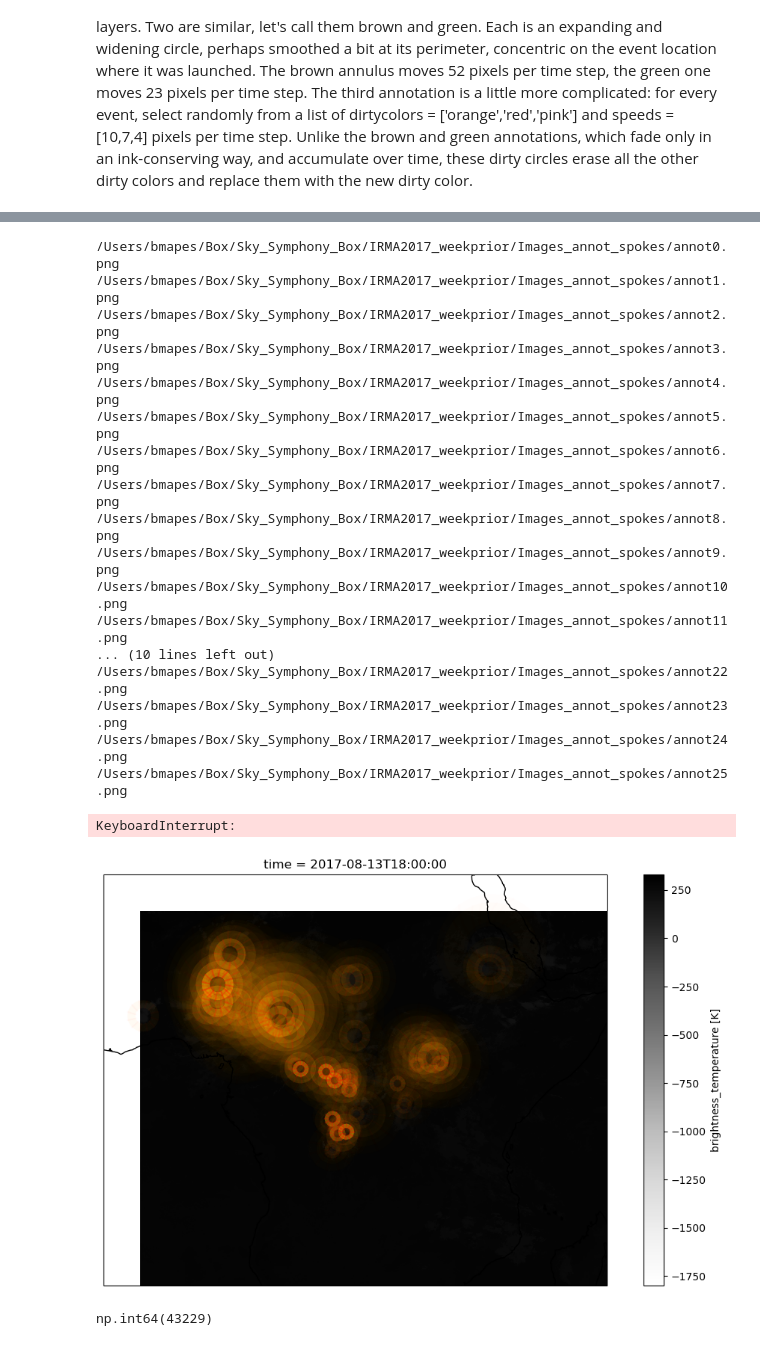
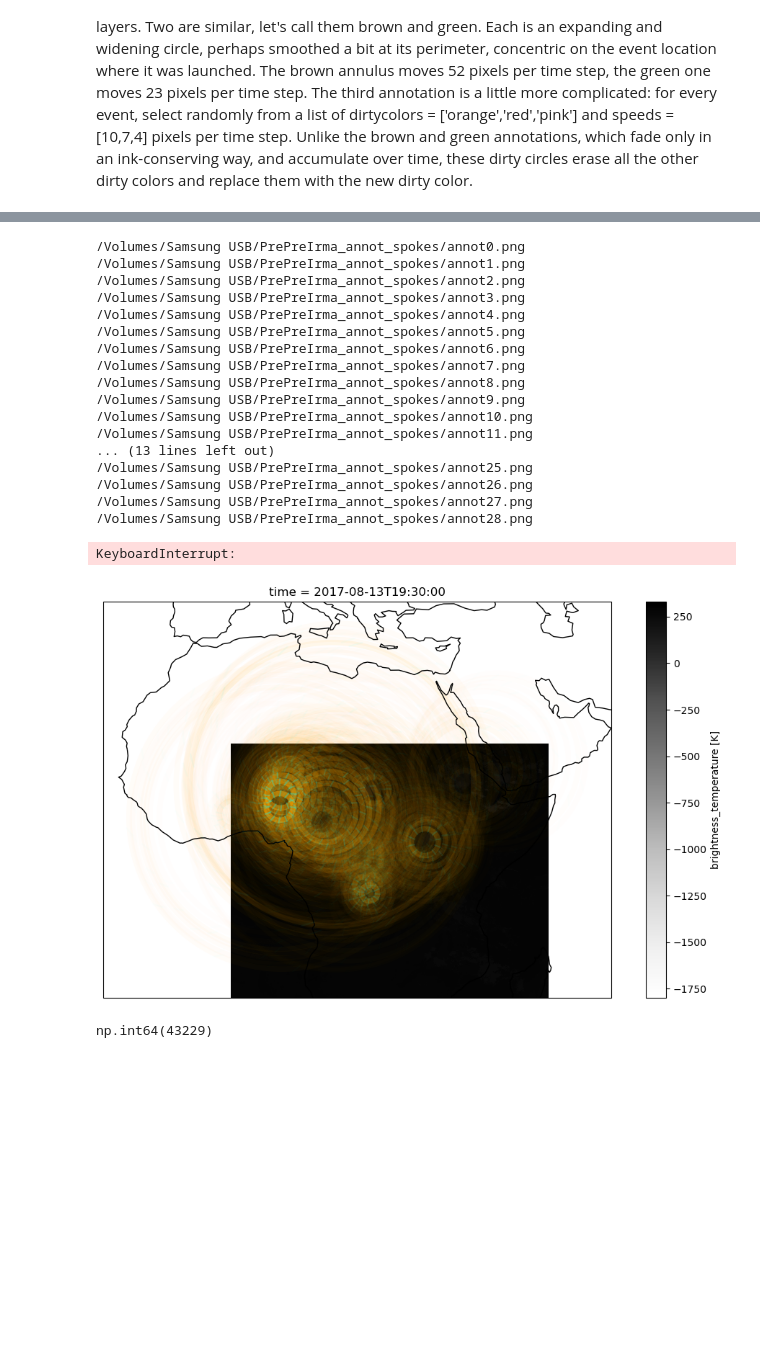
Before and after one commit to brianmapes/SkySymphony, a Jupyter notebook: Annotated_images_movingbox.ipynb, the cells around one changed output, grey strips where cells are left out. Drawn from its saved outputs; the diff is of its cells as text; code cells hidden in the pictures; blank space fills up the shorter version.

```diff
--- a/Annotated_images_movingbox.ipynb
+++ b/Annotated_images_movingbox.ipynb
@@ -84,15 +84,16 @@ class EyedropperAnnotator:
             if age < 0:
                 continue
 
-            outer_r = age * 52 * 60 * 30 / 111111.1  # degrees
-            inner_r = outer_r / 2
-            area = np.pi * (outer_r**2)
+            outer_r = age    * 52 * 60 * 30 / 111111.1  # degrees
+            inner_r = (age-1)* 52 * 60 * 30 / 111111.1
+            width =         1* 52 * 60 * 30 / 111111.1
+            area = np.pi * (outer_r**2 - inner_r**2)
             alpha = min(0.8, size / max(area, 1))
 
             if alpha > 0.01:
                 if outer_r > 0:
                     # Draw base annulus
-                    annulus = patches.Annulus((lon, lat), outer_r, width=outer_r/2,
+                    annulus = patches.Annulus((lon, lat), outer_r, width=width,
                                           facecolor=facecolor, alpha=alpha,
                                           edgecolor='none', transform=ccrs.PlateCarree())
                     ax.add_patch(annulus)
@@ -120,7 +121,8 @@ class EyedropperAnnotator:
 
                         # Azimuth varies along spoke due to Coriolis
                         # Inner radius rotates more (older trajectory)
-                        azimuths = base_azimuth + mean_rotation + rotation_gradient * (1 - radii/outer_r)
+                        azimuths = base_azimuth + mean_rotation + \
+                                                rotation_gradient * (1 - radii/outer_r)
 
                         # Convert to lon/lat offsets
                         x_offsets = radii * np.cos(np.radians(azimuths))
@@ -222,9 +224,12 @@ from pathlib import Path
 datafiles = '/Users/bmapes/Box/Sky_Symphony_Box/IRMA2017_weekprior/IRfiles/'+ \
             'merg_20170813[0,1]*_4km-pixel.nc4'
 
-OUTPUT = Path('/Users/bmapes/Box/Sky_Symphony_Box/IRMA2017_weekprior/Images_annot_spokes/')
+datafiles = '/Volumes/Samsung USB/PrePreIrma_IRfiles/'+ \
+            'merg_20170813[0,1]*_4km-pixel.nc4'
+
+OUTPUT = Path('/Volumes/Samsung USB/PrePreIrma_annot_spokes/')
 OUTPUT.mkdir(exist_ok=True, parents=True)
-OUTDIR = '/Users/bmapes/Box/Sky_Symphony_Box/IRMA2017_weekprior/Images_annot_spokes/'
+OUTDIR = '/Volumes/Samsung USB/PrePreIrma_annot_spokes/'
 
 Tb = xr.open_mfdataset(datafiles).Tb
 Tb
@@ -255,7 +260,7 @@ K
 standard_name :
 brightness_temperature
 # %%
-# loop over xarray files making .png images, WITH ANNOTATIONS
+# loop over xarray times making .png images, WITH ANNOTATIONS
 
 import os
 import xarray as xr
@@ -288,52 +293,52 @@ for it in range(len(Tb.time)):
 # Deep black background for the annotations vmin-2000K
     data_array.plot.imshow(
         ax=ax, transform=ccrs.PlateCarree(), cmap='Greys', vmin=vmin-2000, vmax=vmax,
         add_colorbar=True) #, cbar_kwargs={'label': 'Brightness Temperature [K]'} )
 
     ax.coastlines()
     plt.tight_layout()
 
 # Add eyedropper annotations
     annotator.add_events(centroids, np.array(sizes)/1000., it)
 #    annotator.plot_one_expanding_ring(ax, it, facecolor='orange')
 
     annotator.plot_expanding_ring_coriolis(ax, it,
                                        facecolor='orange',
-                                       spoke_color='red',
+                                       spoke_color='white',
                                        n_spokes=12)
 
 
 # Cover annotations with zorder=10, near the souce where they are too hokey
     data_array.where(data_array < 230).plot.imshow(ax=ax, add_colorbar=False, cmap='Greys') #, zorder=10)
 
     # Save the image to disk
     output_filename = OUTDIR + 'annot'+str(it)+'.png'
     #output_filename = output_path + filename + '.annot.png'
 
     plt.savefig(output_filename, dpi=150, bbox_inches='tight')
     plt.close(fig)
 
     print(output_filename)
 # %% [output]
-/Users/bmapes/Box/Sky_Symphony_Box/IRMA2017_weekprior/Images_annot_spokes/annot0.png
-/Users/bmapes/Box/Sky_Symphony_Box/IRMA2017_weekprior/Images_annot_spokes/annot1.png
-/Users/bmapes/Box/Sky_Symphony_Box/IRMA2017_weekprior/Images_annot_spokes/annot2.png
-/Users/bmapes/Box/Sky_Symphony_Box/IRMA2017_weekprior/Images_annot_spokes/annot3.png
-/Users/bmapes/Box/Sky_Symphony_Box/IRMA2017_weekprior/Images_annot_spokes/annot4.png
-/Users/bmapes/Box/Sky_Symphony_Box/IRMA2017_weekprior/Images_annot_spokes/annot5.png
-/Users/bmapes/Box/Sky_Symphony_Box/IRMA2017_weekprior/Images_annot_spokes/annot6.png
-/Users/bmapes/Box/Sky_Symphony_Box/IRMA2017_weekprior/Images_annot_spokes/annot7.png
-/Users/bmapes/Box/Sky_Symphony_Box/IRMA2017_weekprior/Images_annot_spokes/annot8.png
-/Users/bmapes/Box/Sky_Symphony_Box/IRMA2017_weekprior/Images_annot_spokes/annot9.png
-/Users/bmapes/Box/Sky_Symphony_Box/IRMA2017_weekprior/Images_annot_spokes/annot10.png
-/Users/bmapes/Box/Sky_Symphony_Box/IRMA2017_weekprior/Images_annot_spokes/annot11.png
-... (10 lines left out)
-/Users/bmapes/Box/Sky_Symphony_Box/IRMA2017_weekprior/Images_annot_spokes/annot22.png
-/Users/bmapes/Box/Sky_Symphony_Box/IRMA2017_weekprior/Images_annot_spokes/annot23.png
-/Users/bmapes/Box/Sky_Symphony_Box/IRMA2017_weekprior/Images_annot_spokes/annot24.png
-/Users/bmapes/Box/Sky_Symphony_Box/IRMA2017_weekprior/Images_annot_spokes/annot25.png
+/Volumes/Samsung USB/PrePreIrma_annot_spokes/annot0.png
+/Volumes/Samsung USB/PrePreIrma_annot_spokes/annot1.png
+/Volumes/Samsung USB/PrePreIrma_annot_spokes/annot2.png
+/Volumes/Samsung USB/PrePreIrma_annot_spokes/annot3.png
+/Volumes/Samsung USB/PrePreIrma_annot_spokes/annot4.png
+/Volumes/Samsung USB/PrePreIrma_annot_spokes/annot5.png
+/Volumes/Samsung USB/PrePreIrma_annot_spokes/annot6.png
+/Volumes/Samsung USB/PrePreIrma_annot_spokes/annot7.png
+/Volumes/Samsung USB/PrePreIrma_annot_spokes/annot8.png
+/Volumes/Samsung USB/PrePreIrma_annot_spokes/annot9.png
+/Volumes/Samsung USB/PrePreIrma_annot_spokes/annot10.png
+/Volumes/Samsung USB/PrePreIrma_annot_spokes/annot11.png
+... (13 lines left out)
+/Volumes/Samsung USB/PrePreIrma_annot_spokes/annot25.png
+/Volumes/Samsung USB/PrePreIrma_annot_spokes/annot26.png
+/Volumes/Samsung USB/PrePreIrma_annot_spokes/annot27.png
+/Volumes/Samsung USB/PrePreIrma_annot_spokes/annot28.png
 KeyboardInterrupt:
-[figure, old version]
+[figure, new version]
 # %%
 # TESTING event finder
 
```
Also changed, not shown: 2 other files.
